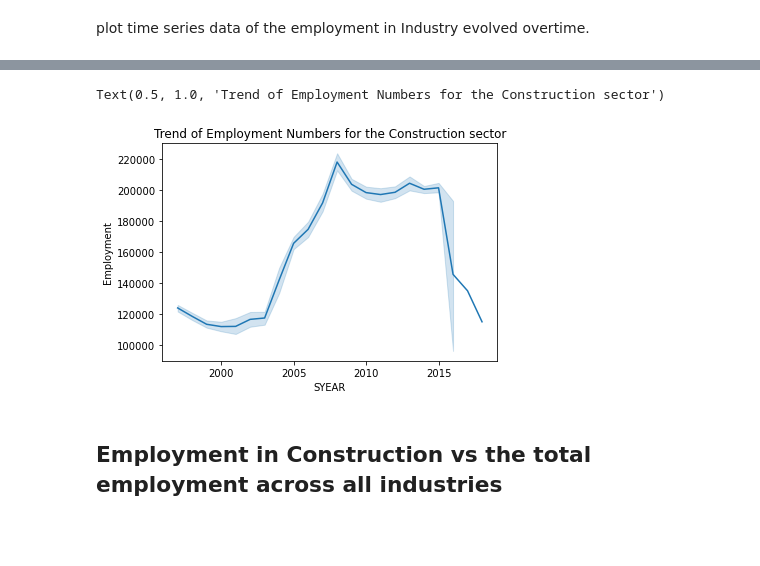
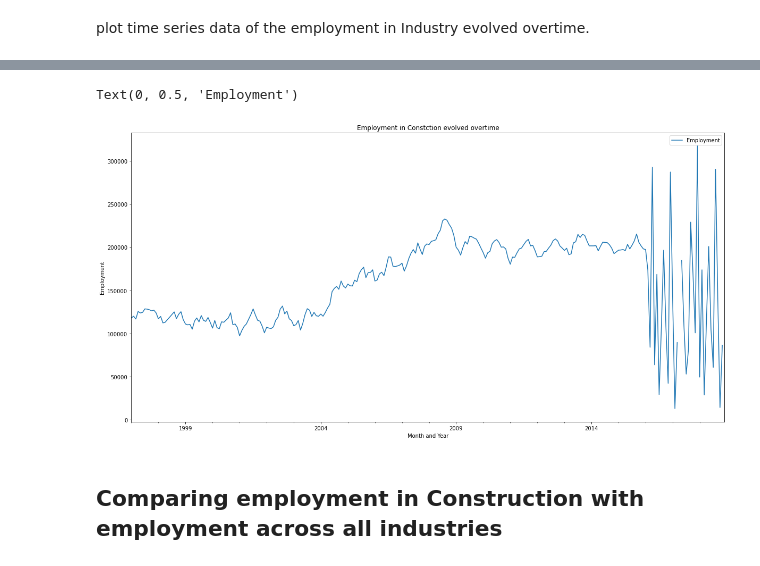
Before and after one commit to geehaad/Time-Series-Analysis-of-NAICS, a Jupyter notebook: Time Series Analysis of NAICS.ipynb, the cells around one changed output, grey strips where cells are left out. Drawn from its saved outputs; the diff is of its cells as text; code cells hidden in the pictures; blank space fills up the shorter version.

```diff
--- a/Time Series Analysis of NAICS.ipynb
+++ b/Time Series Analysis of NAICS.ipynb
@@ -488,10 +469,9 @@ construction.head()
-# %%
-#Drawing a line plot to look at the Construction evolution over time
-#Drawing a line plot to look at the evolutio over time
-sns.lineplot(x='SYEAR',y='Employment',data=construction)
-plt.title('Trend of Employment Numbers for the Construction sector')
-# %% [output]
-Text(0.5, 1.0, 'Trend of Employment Numbers for the Construction sector')
-[figure, removed]
+# %%
+construction.plot(y="Employment", x="month_idx",title="Employment in Constction evolved overtime", figsize=(20,10))
+plt.xlabel("Month and Year")
+plt.ylabel("Employment")
+# %% [output]
+Text(0, 0.5, 'Employment')
+[figure, added]
 # %% [markdown]
-## Employment in Construction vs the total employment across all industries
+## Comparing employment in Construction with employment across all industries
```
Also changed, not shown: parts of 17 cells of this notebook.
